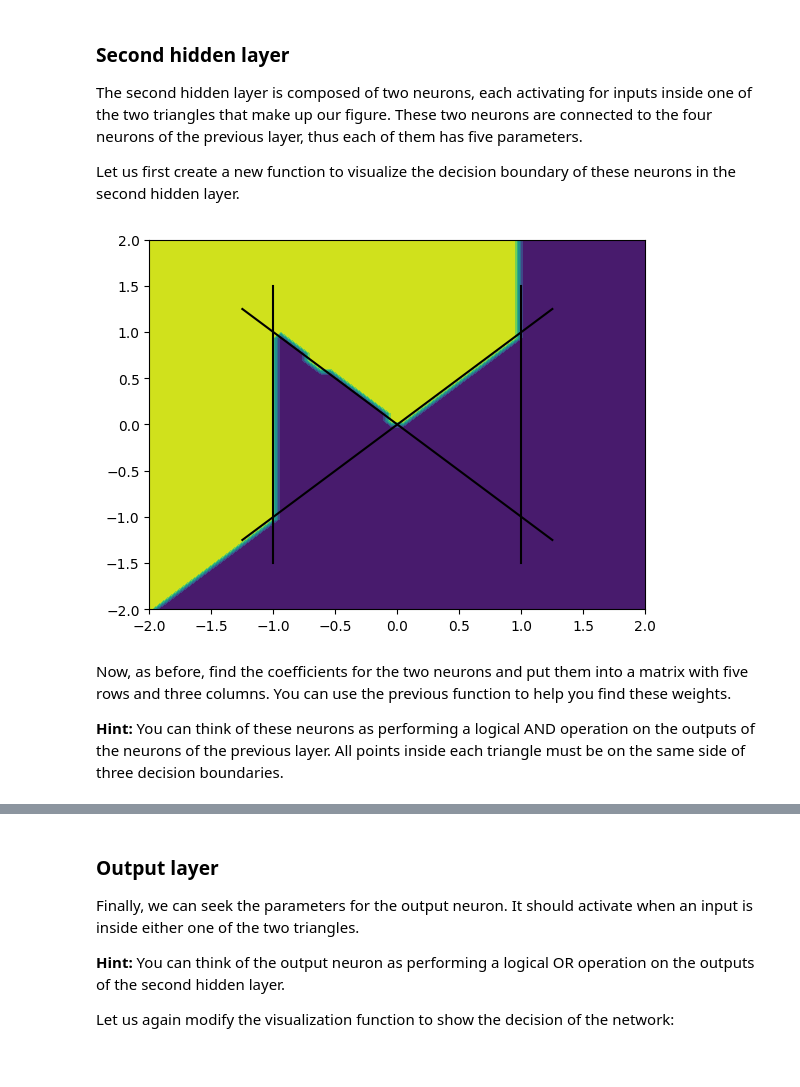
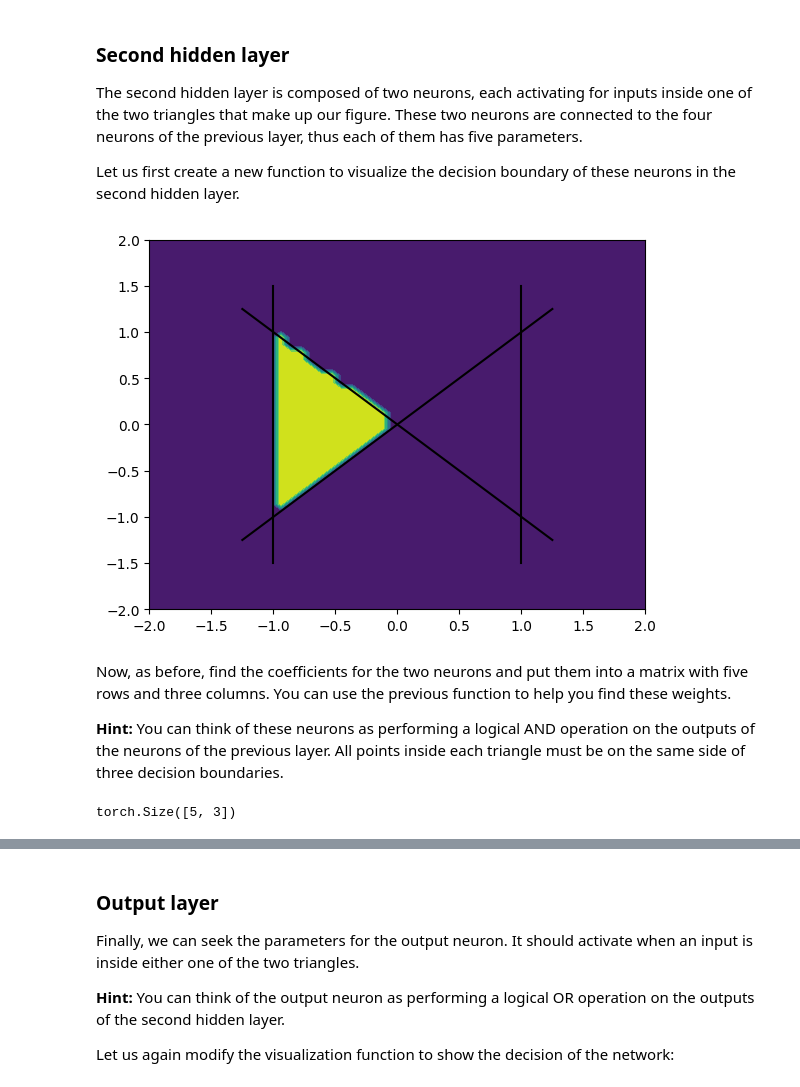
Before and after one commit to Data-Science-Msc-TU-Dortmund/Deep_learning, a Jupyter notebook: Assignments/Week 2/py-lab-02-question.ipynb, the cells around one changed output, grey strips where cells are left out. Saved outputs shown, nothing was run; the diff lists cells and outputs as text; code cells hidden in the pictures.

Commit message:
completed the first part of the lab

```diff
--- a/Assignments/Week 2/py-lab-02-question.ipynb
+++ b/Assignments/Week 2/py-lab-02-question.ipynb
@@ -125,8 +125,8 @@ weights_1 = torch.tensor([
     [1, 0, 0],   # bias neuron connected to the bias of the inputs
     [1,-1,0],    #find the coefficients for the first neuron.
     [1, 1, 0],    # find the coefficients for the second neuron.
-    [0,1,-1],    # find the coefficients for the third neuron.
-    [0,1,1],    # find the coefficients for the fourth neuron.
+    [0,-1,1],    # find the coefficients for the third neuron.
+    [0,-1,-1],    # find the coefficients for the fourth neuron.
 ], dtype=torch.float).T
 # Note: The weight matrix is transposed in the end. (5 x 3 --> 3 x 5)
 # This gives more readability when entering your weights manually.
@@ -204,18 +204,18 @@ neurons in the second hidden layer.
 # %%
 def plot_decision_boundary_second_hidden (
         a: int, b: int, c: int, d: int, e: int) -> None:
     """Take 5 weights for one hidden neuron and plot resulting decision boundary."""
     neuron_output = (
 
     activation(hidden_1 @ torch.tensor([a, b, c,d,e], dtype=torch.float))
 
     )
 
     plot_decision_boundary(grid_x, grid_y, neuron_output)
 
-plot_decision_boundary_second_hidden(-2, 3, -1, -3, 1)
+plot_decision_boundary_second_hidden(-2, 0, 1, 1, 1)
 # %% [output]
-[figure, old version]
+[figure, new version]
 # %% [markdown]
 Now, as before, find the coefficients for the two neurons and put them into a matrix
 with five rows and three columns. You can use the previous function to help you find
@@ -228,12 +228,14 @@ on the same side of three decision boundaries.
 
 weights_2 = torch.tensor([
     [1, 0, 0, 0, 0],   # bias neuron connected to the bias of the inputs
-    [1, 1, 1, 1, 1],   # find the coefficients for the first neuron.
-    [1, 1, 1, 1, 1],   # find the coefficients for the second neuron.
+    [-1, 1, 1, -1, -1],   # find the coefficients for the first neuron.
+    [-3, 1, 1, 1, 1],   # find the coefficients for the second neuron.
 ], dtype=torch.float).T
 # Note: The weight matrix is transposed in the end. (3 x 5 --> 5 x 3)
 # This gives more readability when entering your weights manually.
 
 print(weights_2.shape)
+# %% [output]
+torch.Size([5, 3])
 # %%
 plot_decision_boundary_second_hidden(*weights_2[:, 1])
```
Also changed, not shown: parts of 13 cells of this notebook.
